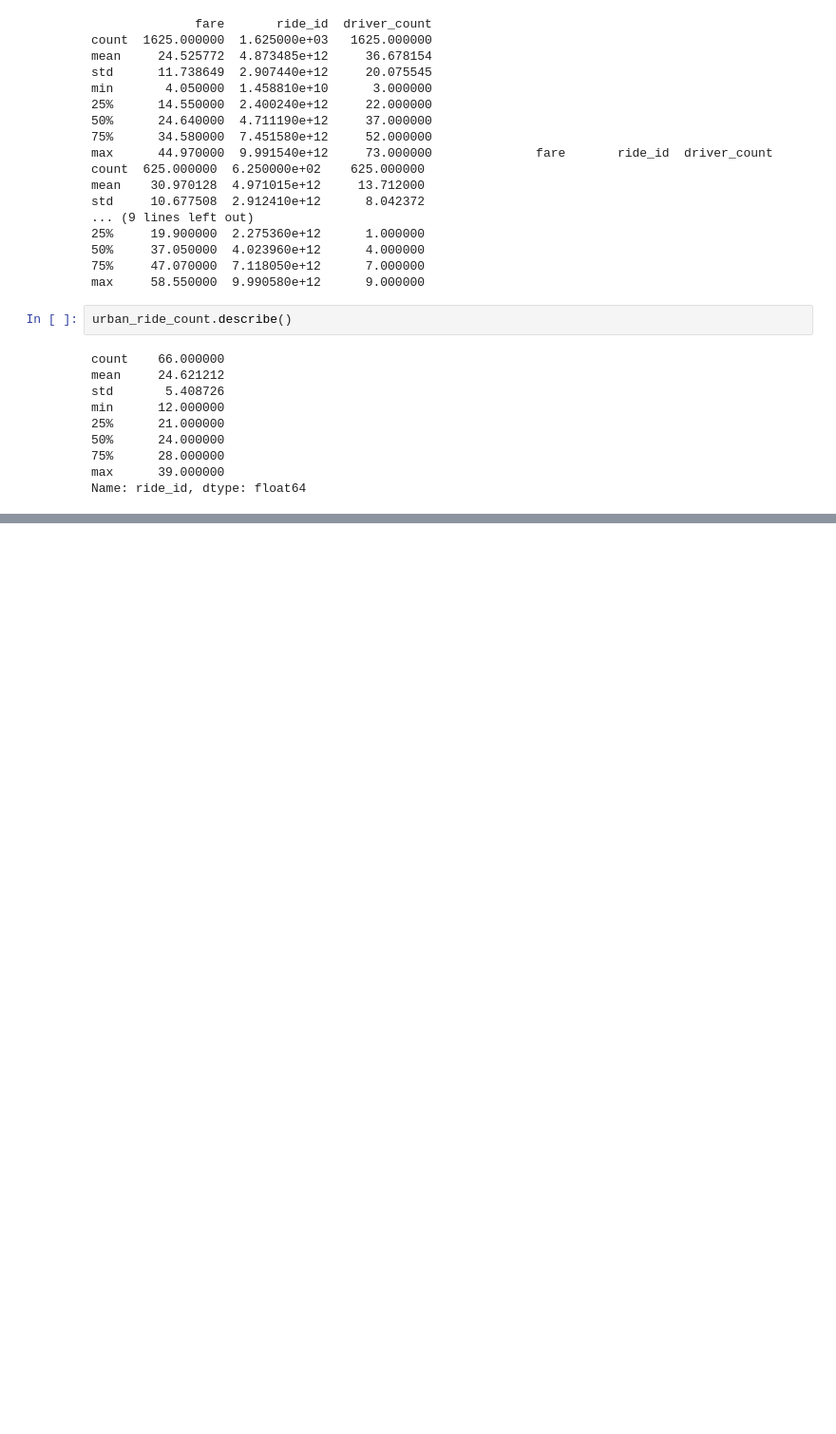
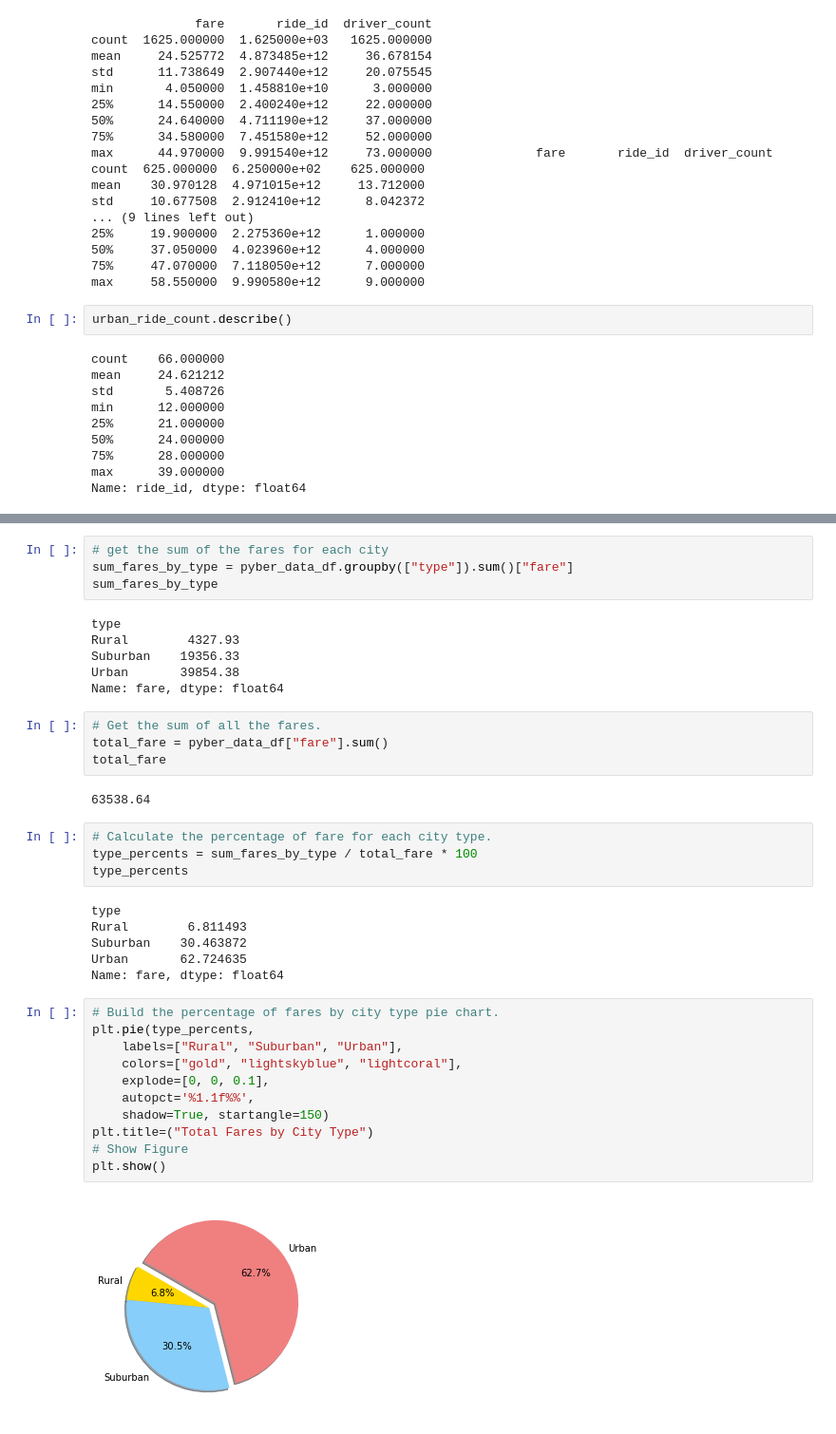
Before and after one commit to airplane3333/PyBer_Analysis, a Jupyter notebook: PyBer.ipynb, the cells around one changed output, grey strips where cells are left out. Shown: that part at 95% size. Saved outputs shown, nothing was run; the diff lists cells and outputs as text; blank space fills up the shorter version.

Commit message:
added pie chart based on fare %

```diff
--- a/PyBer.ipynb
+++ b/PyBer.ipynb
@@ -684,0 +685,39 @@ Name: driver_count, dtype: float64
+# %%
+# get the sum of the fares for each city
+sum_fares_by_type = pyber_data_df.groupby(["type"]).sum()["fare"]
+sum_fares_by_type
+# %% [output]
+type
+Rural        4327.93
+Suburban    19356.33
+Urban       39854.38
+Name: fare, dtype: float64
+# %%
+# Get the sum of all the fares.
+total_fare = pyber_data_df["fare"].sum()
+total_fare
+# %% [output]
+63538.64
+# %%
+# Calculate the percentage of fare for each city type.
+type_percents = sum_fares_by_type / total_fare * 100
+type_percents
+# %% [output]
+type
+Rural        6.811493
+Suburban    30.463872
+Urban       62.724635
+Name: fare, dtype: float64
+# %%
+# Build the percentage of fares by city type pie chart.
+plt.pie(type_percents,
+    labels=["Rural", "Suburban", "Urban"],
+    colors=["gold", "lightskyblue", "lightcoral"],
+    explode=[0, 0, 0.1],
+    autopct='%1.1f%%',
+    shadow=True, startangle=150)
+plt.title=("Total Fares by City Type")
+# Show Figure
+plt.show()
+# %% [output]
+[figure, added]
```
Also changed, not shown: parts of 49 cells of this notebook, 1 other file.
